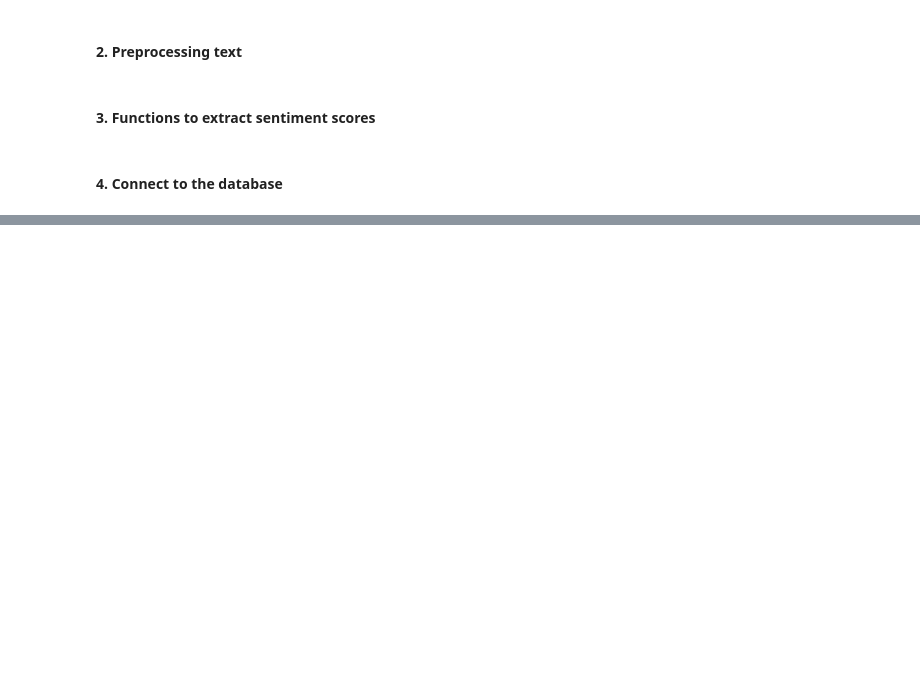
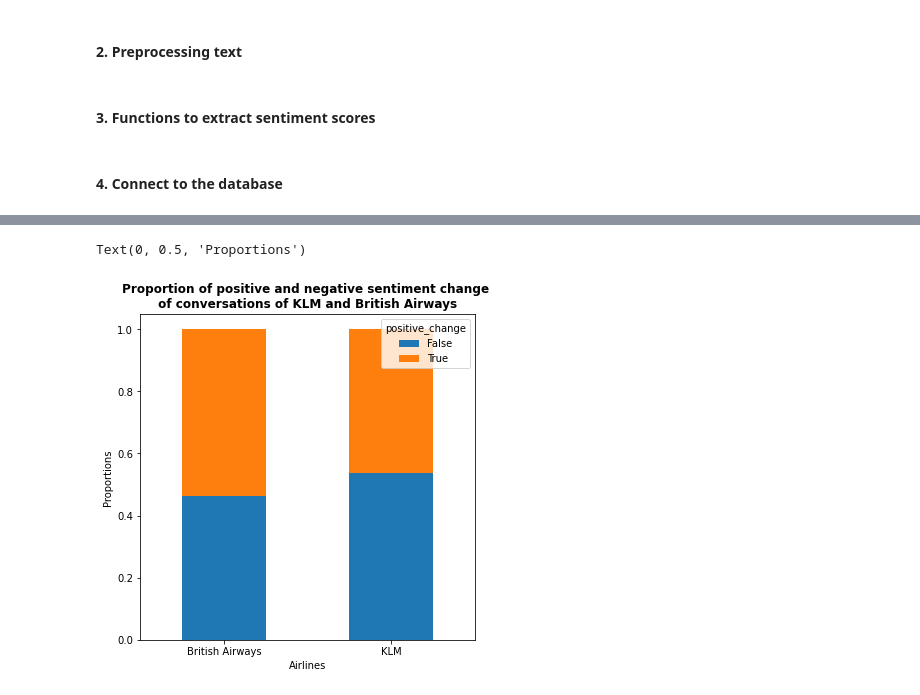
Before and after one commit to PhatLeBao-Phat/dbl-group-3, a Jupyter notebook: sprint 2/Roberta.ipynb, the cells around one changed output, grey strips where cells are left out. Drawn from its saved outputs; the diff is of its cells as text; code cells hidden in the pictures; blank space fills up the shorter version.

```diff
--- a/sprint 2/Roberta.ipynb
+++ b/sprint 2/Roberta.ipynb
@@ -88,0 +307,18 @@ end - start
+# %%
+sth_else = final[['positive_change', 'airline']].copy()
+sth_else.head()
+cross_tab_prop = pd.crosstab(index=sth_else['airline'],
+                             columns=sth_else['positive_change'],
+                             normalize="index")
+
+ax = cross_tab_prop.plot(kind='bar',
+                    stacked=True,
+                    figsize=(6, 6))
+ax.set_xticklabels(['British Airways', 'KLM'], rotation='horizontal')
+# ax.legend(['tweets mention KLM', 'tweets KLM reply'])
+ax.set_title('Proportion of positive and negative sentiment change \n of conversations of KLM and British Airways ', size=12, weight='bold')
+ax.set_xlabel('Airlines', size=10)
+ax.set_ylabel('Proportions', size=10)
+# %% [output]
+Text(0, 0.5, 'Proportions')
+[figure, added]
```
Also changed, not shown: parts of 27 cells of this notebook, 2 other files.
